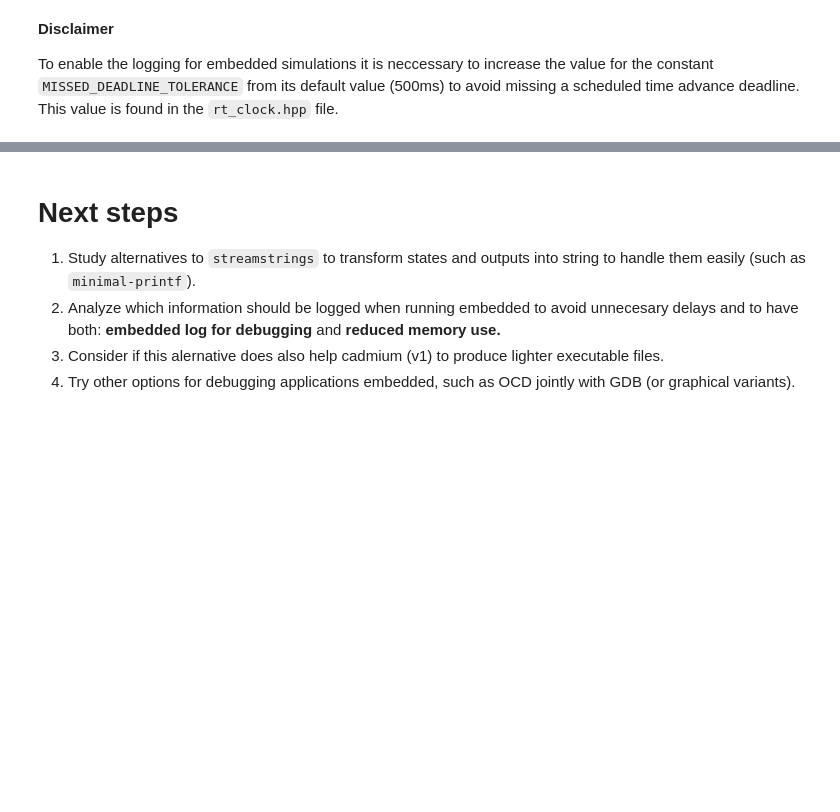
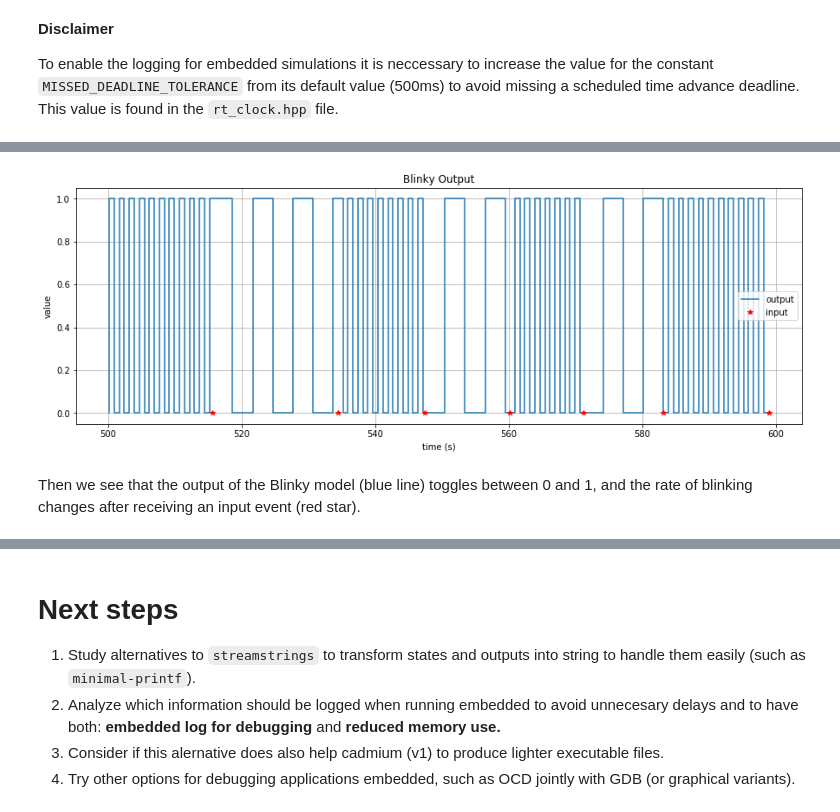
Before and after one commit to epecker/jupyter-cadmiumv2, a Jupyter notebook: cadmiumv2_logging_howto.ipynb, the cells around one changed output, grey strips where cells are left out. Saved outputs shown, nothing was run; the diff lists cells and outputs as text; code cells hidden in the pictures; blank space fills up the shorter version.

Commit message:
Added new example Blinky improved.

```diff
--- a/cadmiumv2_logging_howto.ipynb
+++ b/cadmiumv2_logging_howto.ipynb
@@ -73,14 +74,14 @@ Following we load the Python library `pathlib` to allows us define some environm
 # %%
 from pathlib import Path
 
-CADMIUMV2_HOME = Path.home().joinpath('ARSLAB/demo-cadmiumv2')
+CADMIUMV2_HOME = Path.home().joinpath('SED/demo-cadmiumv2')
 CADMIUMV2_DIR = CADMIUMV2_HOME.joinpath('cadmium_v2')
 
 CADMIUMV2_SRC = CADMIUMV2_DIR.joinpath('include/cadmium/core')
 CADMIUMV2_BLINKY_EXAMPLE = CADMIUMV2_HOME.joinpath('Blinky')
 CADMIUMV2_BLINKY_EXAMPLE_TOP = CADMIUMV2_BLINKY_EXAMPLE.joinpath('top_model')
-CADMIUMV2_COUNTER7SEG_EXAMPLE = CADMIUMV2_HOME.joinpath('Counter7seg')
-CADMIUMV2_COUNTER7SEG_EXAMPLE_TOP = CADMIUMV2_BLINKY_EXAMPLE.joinpath('top_model')
+CADMIUMV2_BLINKY_IMPROVED_EXAMPLE = CADMIUMV2_HOME.joinpath('Blinky-improved')
+CADMIUMV2_BLINKY_IMPROVED_EXAMPLE_TOP = CADMIUMV2_BLINKY_IMPROVED_EXAMPLE.joinpath('top_model')
 
 # URL for the repo
 CADMIUMV2_TEST_REPO = 'https://github.com/epecker/cadmium_v2.git'
@@ -1004,0 +1230,46 @@ To enable the logging for embedded simulations it is neccessary to increase the
+# %%
+import matplotlib.pyplot as plt
+
+LOGFILE = str(CADMIUMV2_BLINKY_IMPROVED_EXAMPLE)+'/top_model/'+'blinkyLog.csv'
+
+tblk_list = []
+outblk_list = []
+tgen_list = []
+outgen_list = []
+
+# TODO: replace the following with pandas
+with open(LOGFILE,'r') as f:
+    for line in f.readlines():
+        # debug
+        # print(line)
+        t,atomic_id,atomic_name,port_name,val = line.split(";")
+        if (atomic_name=="blinky" and port_name=="out"):
+            tblk_list.append(float(t))
+            outblk_list.append(int(val.split(" ")[-1]))
+        elif (atomic_name=="generator" and port_name=="out"):
+            tgen_list.append(float(t))
+            outgen_list.append(int(val.split(" ")[-1]))
+
+f.close()
+
+T1 = 500
+T2 = 600
+tblk = [x for x in tblk_list if x<T2 and x>T1]
+outblk = outblk_list[:len(tblk)]
+tgen = [x for x in tgen_list if x<T2 and x>T1]
+outgen = outgen_list[:len(tgen)]
+
+plt.figure(figsize=(15,5))
+# plt.step(tblk_list[0:150],outblk_list[0:150])
+# plt.plot(tgen_list[0:14],outgen_list[0:14],'r*')
+plt.step(tblk,outblk,label='output')
+plt.plot(tgen,outgen,'r*',label='input')
+plt.title('Blinky Output')
+plt.xlabel('time (s)')
+plt.ylabel('value')
+plt.legend()
+plt.grid(True)
+# %% [output]
+[figure, added]
+# %% [markdown]
+Then we see that the output of the Blinky model (blue line) toggles between 0 and 1, and the rate of blinking changes after receiving an input event (red star).
```
Also changed, not shown: parts of 26 cells of this notebook, 4 other files.
